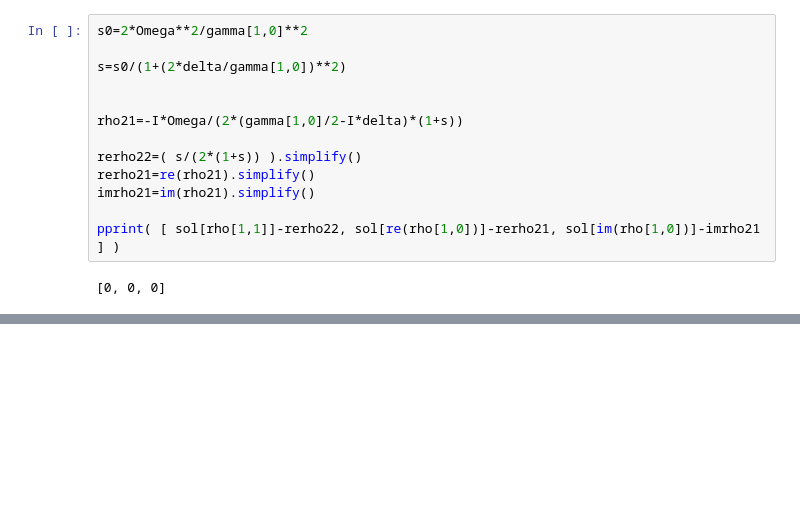
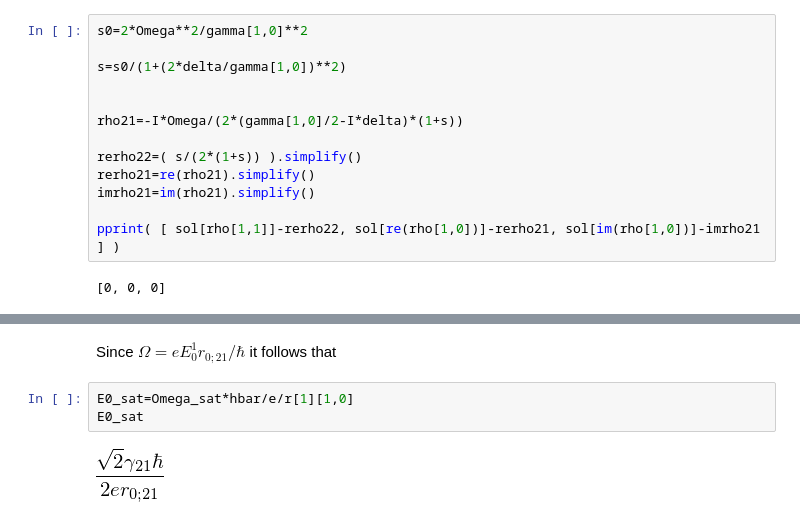
Before and after one commit to oscarlazoarjona/fast, a Jupyter notebook: fast-1.0/fast/notebooks/5 - Two level atom (symbolic).ipynb, the cells around one changed output, grey strips where cells are left out. Drawn from its saved outputs; the diff is of its cells as text; blank space fills up the shorter version.

```diff
--- a/fast-1.0/fast/notebooks/5 - Two level atom (symbolic).ipynb
+++ b/fast-1.0/fast/notebooks/5 - Two level atom (symbolic).ipynb
@@ -676,0 +687,7 @@ pprint( [ sol[rho[1,1]]-rerho22, sol[re(rho[1,0])]-rerho21, sol[im(rho[1,0])]-im
+# %% [markdown]
+Since $\Omega =e E_0^1 r_{0;21}/\hbar$ it follows that
+# %%
+E0_sat=Omega_sat*hbar/e/r[1][1,0]
+E0_sat
+# %% [output]
+[figure, added]
```
Also changed, not shown: parts of 7 cells of this notebook.
